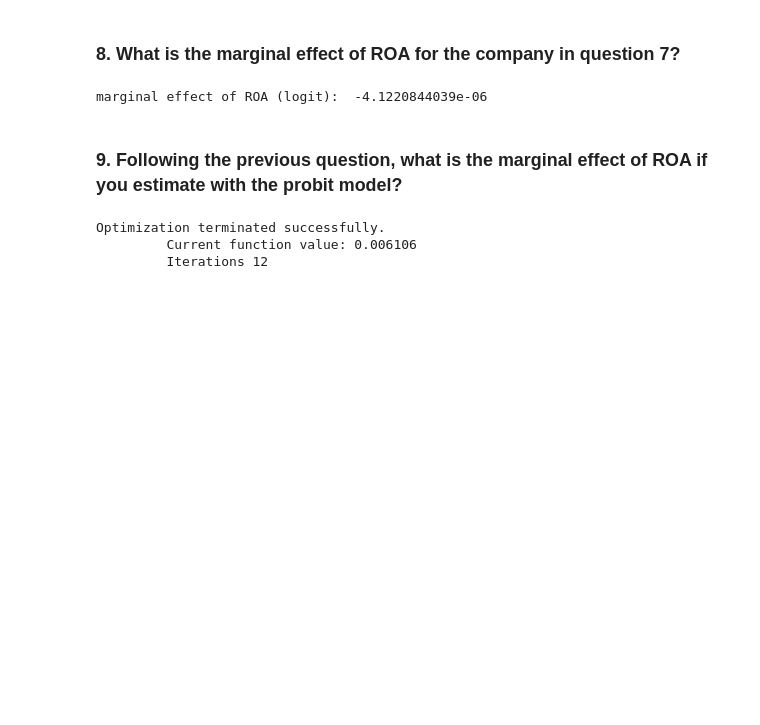
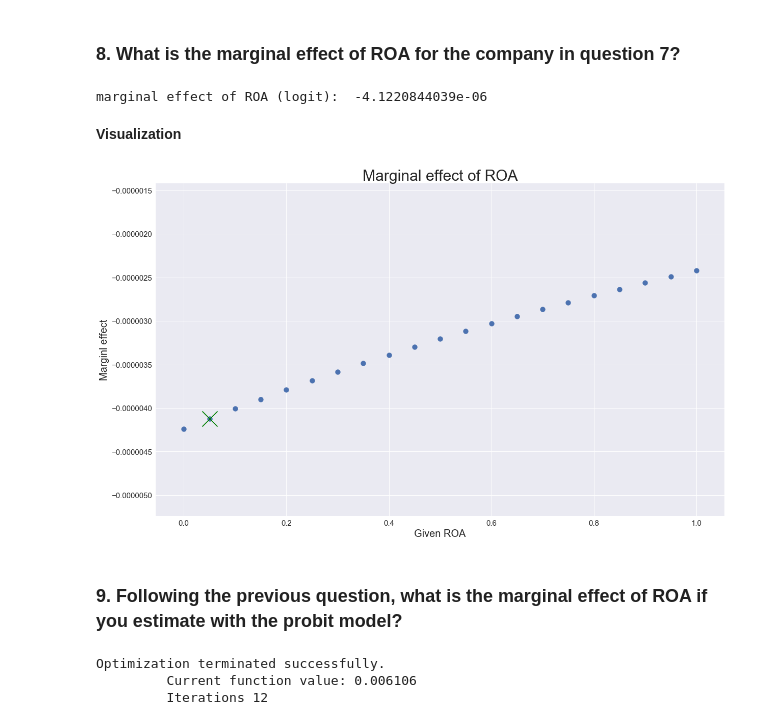
Before and after one commit to Andy-Liu66/2018NCCU-Econometrics, a Jupyter notebook: Homework 3/Homework 3.ipynb, the cells around one changed output. Drawn from its saved outputs; the diff is of its cells as text; code cells hidden in the pictures; blank space fills up the shorter version.

```diff
--- a/Homework 3/Homework 3.ipynb
+++ b/Homework 3/Homework 3.ipynb
@@ -248,10 +284,37 @@ marginal_effect_logit = param_ROA * p_i * one_minus_p_i
 print("marginal effect of ROA (logit): ", marginal_effect_logit)
 # %% [output]
 marginal effect of ROA (logit):  -4.1220844039e-06
+# %% [markdown]
+**Visualization**
 # %%
-# 視覺化不同值
-x = pd.DataFrame([[1, -6.02, -0.5277, 0.071, 0.05, 0.55, 1.5, 0.67, -0.21]],
-                 columns = X.columns)
+def predict_logit(ROA):
+    x = pd.DataFrame([[1, -6.02, -0.5277, 0.071, ROA, 0.55, 1.5, 0.67, -0.21]],
+                     columns = X.columns)
+
+    param_ROA = logit_model_result.params["ROA"]
+    p_i = logit_model_result.predict(x).values[0]
+    one_minus_p_i = 1-logit_model_result.predict(x).values[0]
+    marginal_effect_logit = param_ROA * p_i * one_minus_p_i
+    return marginal_effect_logit
+# %%
+prediction_logit = []
+for i in np.arange(0, 1.05, 0.05):
+    prediction_logit.append(predict_logit(i))
+# %%
+plt.figure(figsize=(20, 12))
+plt.style.use("seaborn")
+plt.scatter(np.arange(0, 1.05, 0.05),
+            prediction_logit,
+            s=10**2)
+plt.ylim(min(prediction_logit)-0.000001, max(prediction_logit)+0.000001)
+plt.title("Marginal effect of ROA", size=30)
+plt.xlabel("Given ROA", size=20)
+plt.ylabel("Marginl effect", size=20)
+plt.xticks(size=15)
+plt.yticks(size=15)
+plt.scatter(0.05, prediction_logit[1], marker="x", s=30**2, c="green");
+# %% [output]
+[figure, added]
 # %% [markdown]
 ### 9. Following the previous question, what is the marginal effect of ROA if you estimate with the probit model?
 # %%
```
Also changed, not shown: parts of 27 cells of this notebook.
